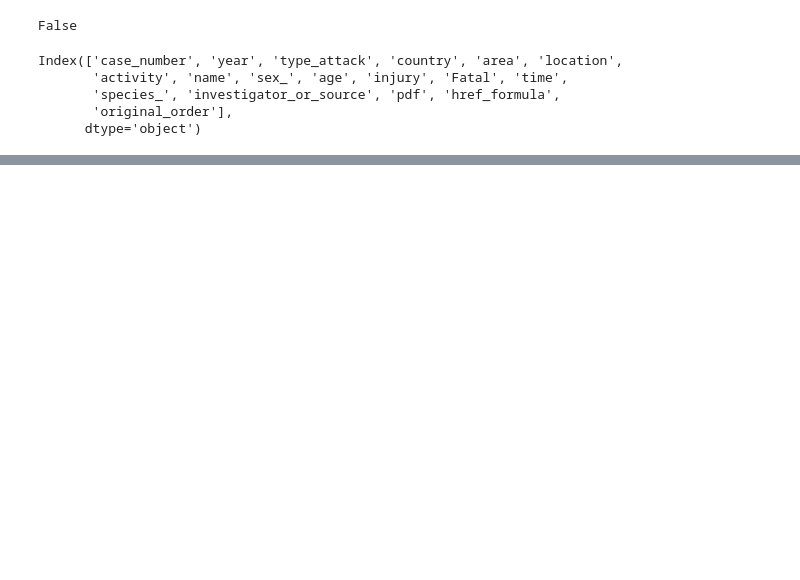
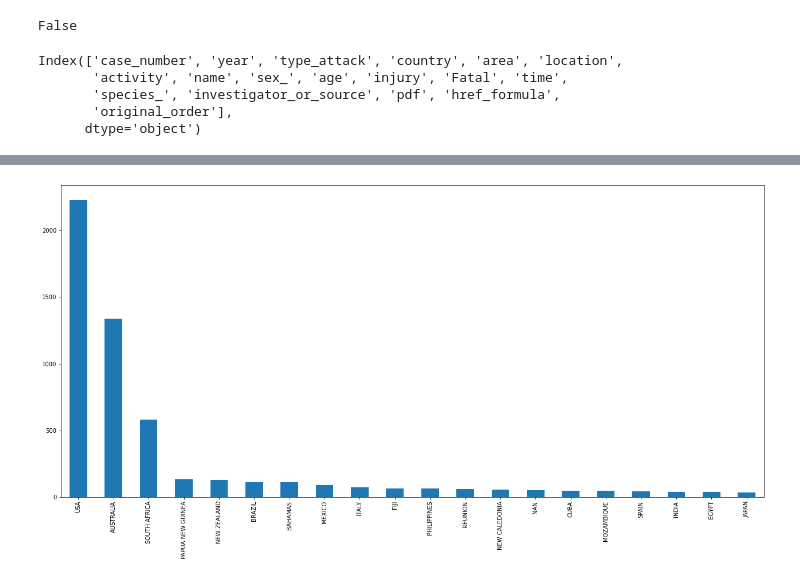
Before and after one commit to AnaChaparro/-Proyecto-Sharks-Ana-Chaparro, a Jupyter notebook: Proyecto_Sharks.ipynb, the cells around one changed output, grey strips where cells are left out. Cells and saved outputs as stored; diff of their text form; code cells hidden in the pictures; blank space fills up the shorter version.

Commit message:
[Proyecto Sharks]Ana Chaparro

```diff
--- a/Proyecto_Sharks.ipynb
+++ b/Proyecto_Sharks.ipynb
@@ -1139,0 +1161,4 @@ attacks_limpio.to_csv('attacks_limpio.csv', index=False)
+# %%
+cols=['Country_Zone','Activity','Sex','Age']
+# %%
+sharks=attacks_limpio[cols]
@@ -1139,0 +1231,5 @@ attacks_limpio.to_csv('attacks_limpio.csv', index=False)
+# %%
+plt.figure(figsize=(22,10))
+sharks.Country_Zone.value_counts()[:20].plot.bar();
+# %% [output]
+[figure, added]
```
Also changed, not shown: parts of 39 cells of this notebook.
